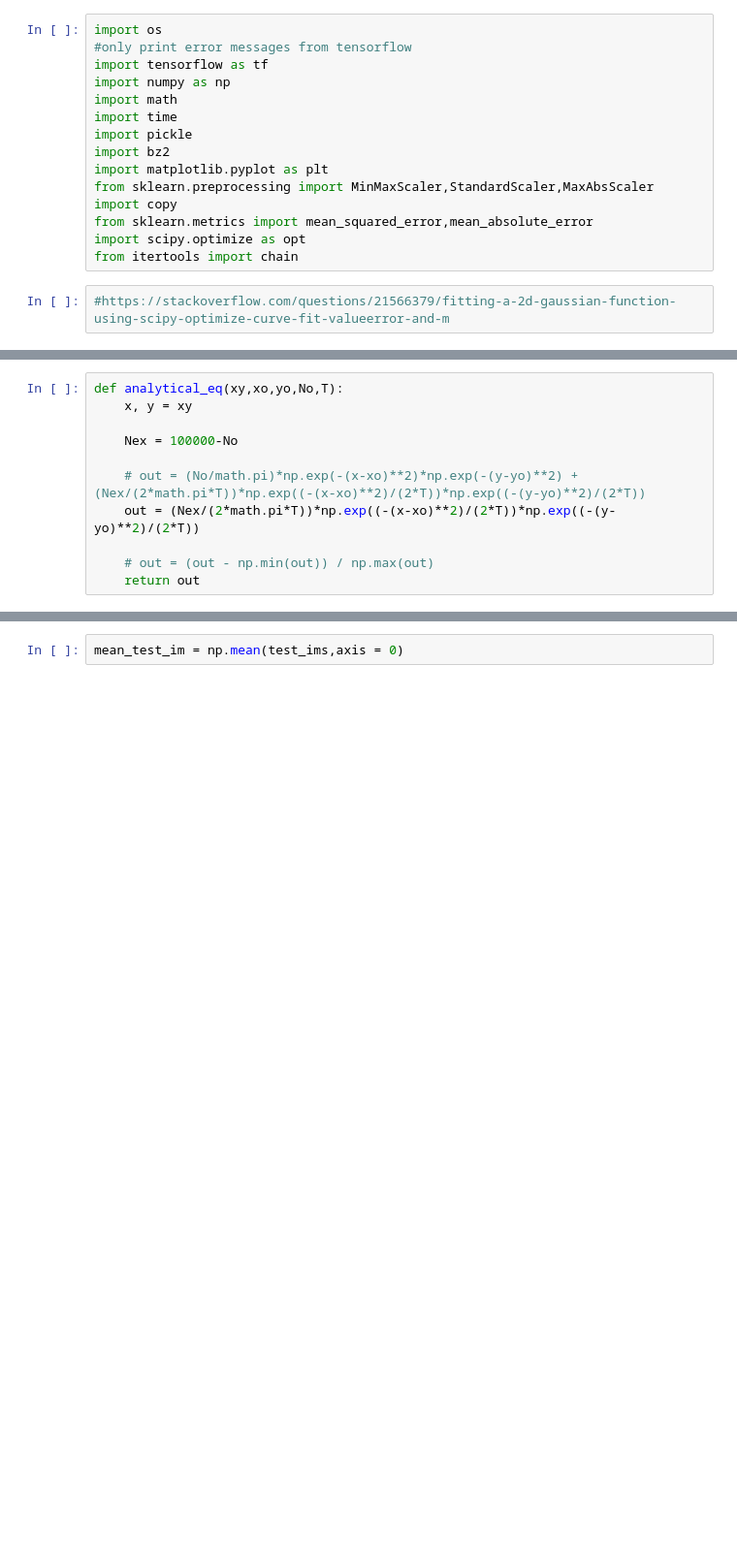
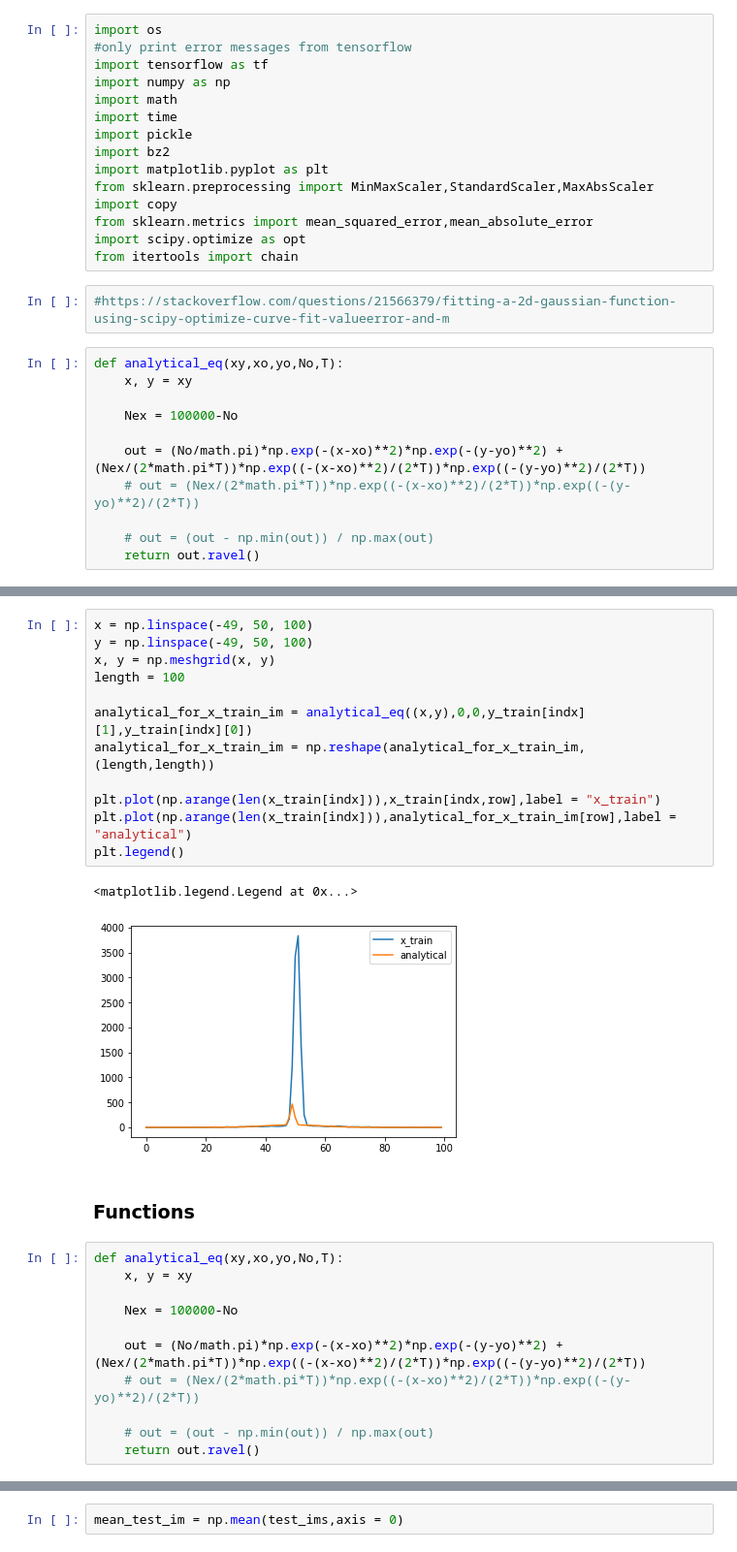
Before and after one commit to alec-gironda/Bose-Einstein-Condensate-NN, a Jupyter notebook: gaussian_fit.ipynb, the cells around one changed output, grey strips where cells are left out. Shown at 97% size. Drawn from its saved outputs; the diff is of its cells as text; blank space fills up the shorter version.

```diff
--- a/gaussian_fit.ipynb
+++ b/gaussian_fit.ipynb
@@ -17,3 +17,14 @@ import scipy.optimize as opt
 from itertools import chain
 # %%
 #https://stackoverflow.com/questions/21566379/fitting-a-2d-gaussian-function-using-scipy-optimize-curve-fit-valueerror-and-m
+# %%
+def analytical_eq(xy,xo,yo,No,T):
+    x, y = xy
+
+    Nex = 100000-No
+
+    out = (No/math.pi)*np.exp(-(x-xo)**2)*np.exp(-(y-yo)**2) + (Nex/(2*math.pi*T))*np.exp((-(x-xo)**2)/(2*T))*np.exp((-(y-yo)**2)/(2*T))
+    # out = (Nex/(2*math.pi*T))*np.exp((-(x-xo)**2)/(2*T))*np.exp((-(y-yo)**2)/(2*T))
+
+    # out = (out - np.min(out)) / np.max(out)
+    return out.ravel()
@@ -20,14 +60,31 @@ from itertools import chain
+# %%
+x = np.linspace(-49, 50, 100)
+y = np.linspace(-49, 50, 100)
+x, y = np.meshgrid(x, y)
+length = 100
+
+analytical_for_x_train_im = analytical_eq((x,y),0,0,y_train[indx][1],y_train[indx][0])
+analytical_for_x_train_im = np.reshape(analytical_for_x_train_im,(length,length))
+
+plt.plot(np.arange(len(x_train[indx])),x_train[indx,row],label = "x_train")
+plt.plot(np.arange(len(x_train[indx])),analytical_for_x_train_im[row],label = "analytical")
+plt.legend()
+# %% [output]
+<matplotlib.legend.Legend at 0x...>
+[figure, added]
+# %% [markdown]
+### Functions
 # %%
 def analytical_eq(xy,xo,yo,No,T):
     x, y = xy
 
     Nex = 100000-No
 
-    # out = (No/math.pi)*np.exp(-(x-xo)**2)*np.exp(-(y-yo)**2) + (Nex/(2*math.pi*T))*np.exp((-(x-xo)**2)/(2*T))*np.exp((-(y-yo)**2)/(2*T))
-    out = (Nex/(2*math.pi*T))*np.exp((-(x-xo)**2)/(2*T))*np.exp((-(y-yo)**2)/(2*T))
+    out = (No/math.pi)*np.exp(-(x-xo)**2)*np.exp(-(y-yo)**2) + (Nex/(2*math.pi*T))*np.exp((-(x-xo)**2)/(2*T))*np.exp((-(y-yo)**2)/(2*T))
+    # out = (Nex/(2*math.pi*T))*np.exp((-(x-xo)**2)/(2*T))*np.exp((-(y-yo)**2)/(2*T))
 
     # out = (out - np.min(out)) / np.max(out)
-    return out
+    return out.ravel()
 # %%
 num_atoms = 100000
 length = 100
```
Also changed, not shown: parts of 78 cells of this notebook, 3 other files.
